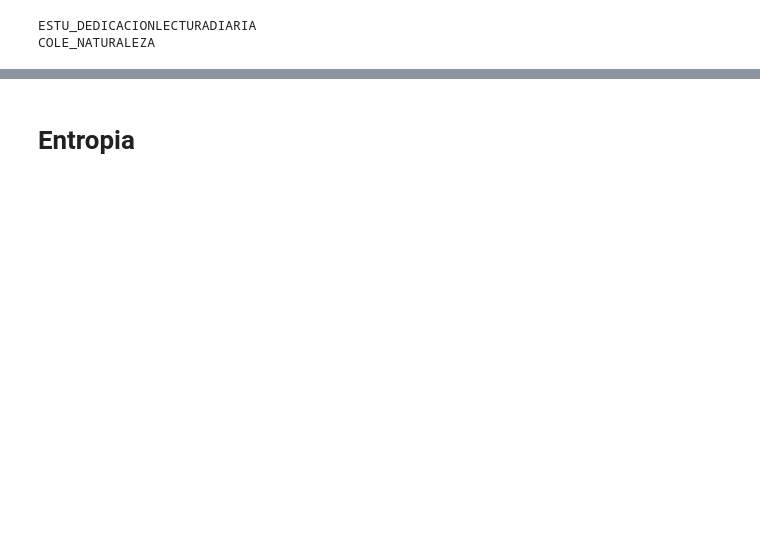
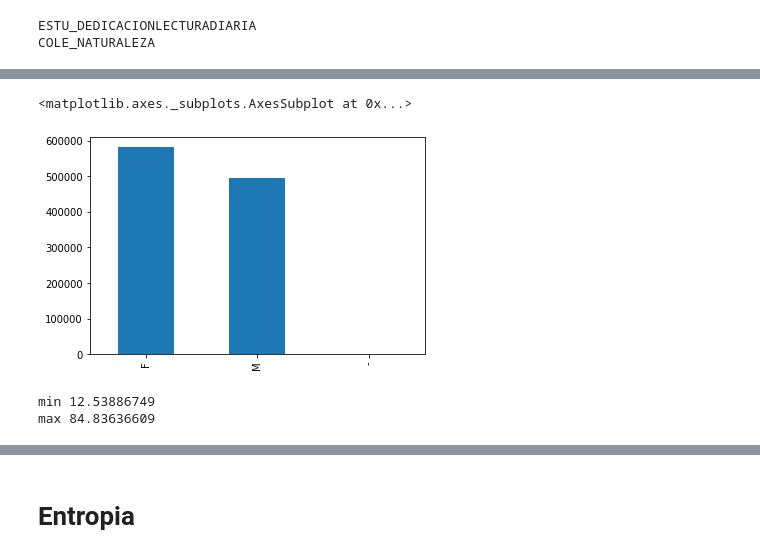
Before and after one commit to dsgantivac/DataMiningProject, a Jupyter notebook: Analisis exploratorio Reduced.ipynb, the cells around one changed output, grey strips where cells are left out. Drawn from its saved outputs; the diff is of its cells as text; code cells hidden in the pictures; blank space fills up the shorter version.

```diff
--- a/Analisis exploratorio Reduced.ipynb
+++ b/Analisis exploratorio Reduced.ipynb
@@ -130,0 +102,12 @@ dtype: float64
+# %%
+data['ESTU_GENERO'].value_counts().plot(kind='bar')
+# %% [output]
+<matplotlib.axes._subplots.AxesSubplot at 0x...>
+[figure, added]
+# %%
+#data.groupby("ESTU_INSE_INDIVIDUAL").size()
+print("min",data["ESTU_INSE_INDIVIDUAL"].min())
+print("max",data["ESTU_INSE_INDIVIDUAL"].max())
+# %% [output]
+min 12.53886749
+max 84.83636609
```
Also changed, not shown: parts of 25 cells of this notebook, 2 other files.
